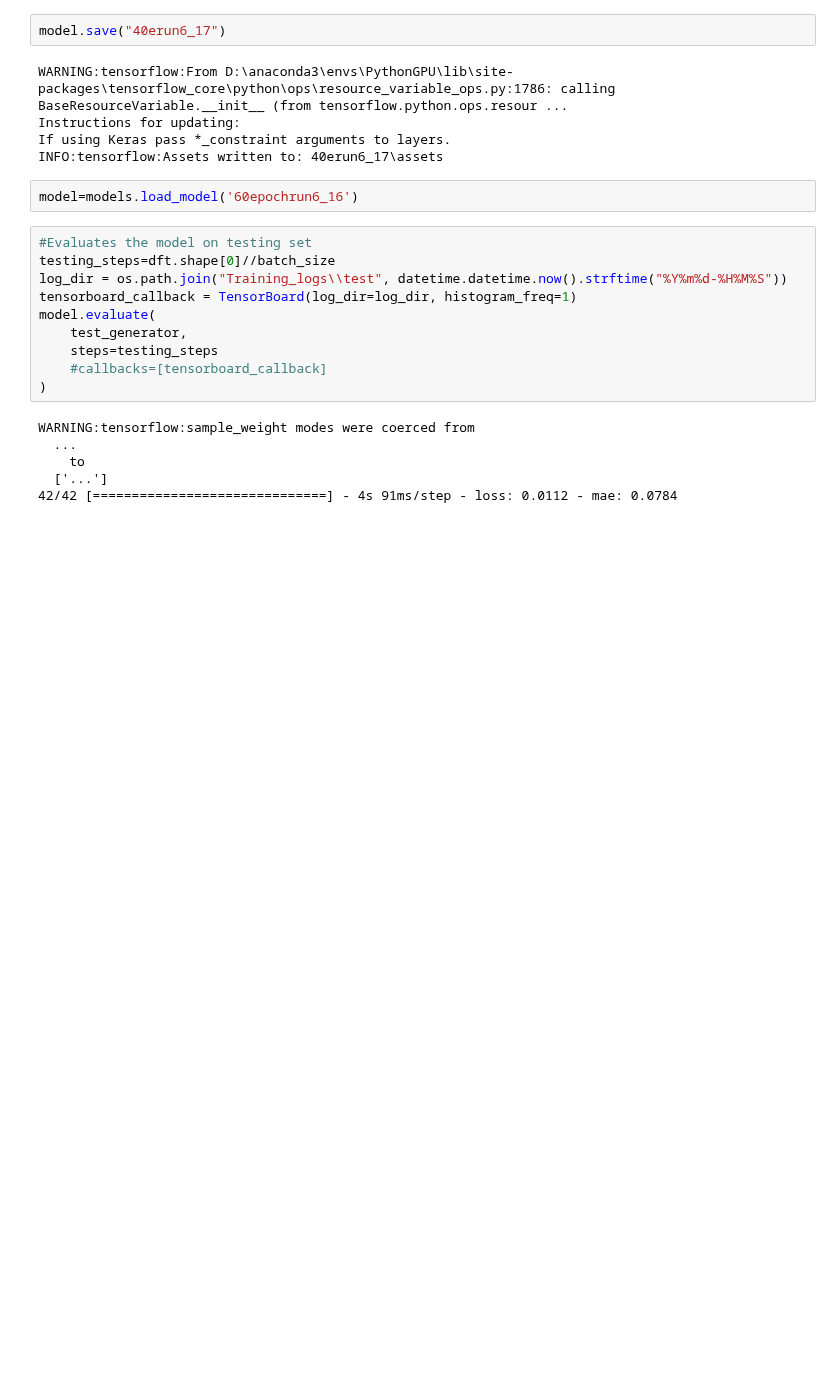
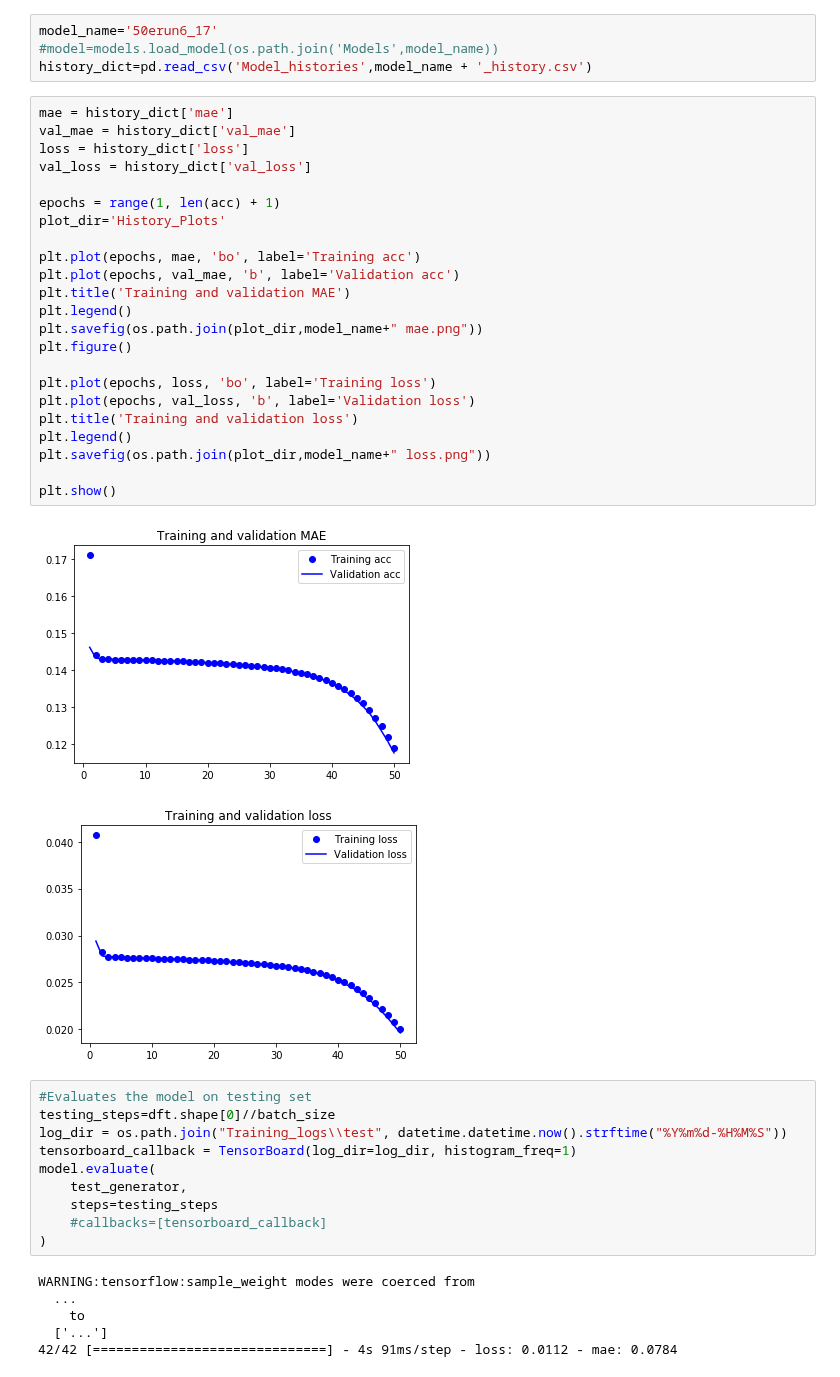
Before and after one commit to DanielMGlazer/HexogonalMLProject, a Jupyter notebook: Hexogonal_Model_Training.ipynb, the cells around one changed output. Drawn from its saved outputs; the diff is of its cells as text; blank space fills up the shorter version.

```diff
--- a/Hexogonal_Model_Training.ipynb
+++ b/Hexogonal_Model_Training.ipynb
@@ -139,12 +137,33 @@ Epoch 40/40
-# %%
-model.save("40erun6_17")
-# %% [output]
-WARNING:tensorflow:From D:\anaconda3\envs\PythonGPU\lib\site-packages\tensorflow_core\python\ops\resource_variable_ops.py:1786: calling BaseResourceVariable.__init__ (from tensorflow.python.ops.resour ...
-Instructions for updating:
-If using Keras pass *_constraint arguments to layers.
-INFO:tensorflow:Assets written to: 40erun6_17\assets
-# %%
-model=models.load_model('60epochrun6_16')
+# %%
+model_name='50erun6_17'
+#model=models.load_model(os.path.join('Models',model_name))
+history_dict=pd.read_csv('Model_histories',model_name + '_history.csv')
+# %%
+mae = history_dict['mae']
+val_mae = history_dict['val_mae']
+loss = history_dict['loss']
+val_loss = history_dict['val_loss']
+
+epochs = range(1, len(acc) + 1)
+plot_dir='History_Plots'
+
+plt.plot(epochs, mae, 'bo', label='Training acc')
+plt.plot(epochs, val_mae, 'b', label='Validation acc')
+plt.title('Training and validation MAE')
+plt.legend()
+plt.savefig(os.path.join(plot_dir,model_name+" mae.png"))
+plt.figure()
+
+plt.plot(epochs, loss, 'bo', label='Training loss')
+plt.plot(epochs, val_loss, 'b', label='Validation loss')
+plt.title('Training and validation loss')
+plt.legend()
+plt.savefig(os.path.join(plot_dir,model_name+" loss.png"))
+
+plt.show()
+# %% [output]
+[figure, added]
+[figure, added]
 # %%
 #Evaluates the model on testing set
 testing_steps=dft.shape[0]//batch_size
```
Also changed, not shown: parts of 9 cells of this notebook, 44 other files.
